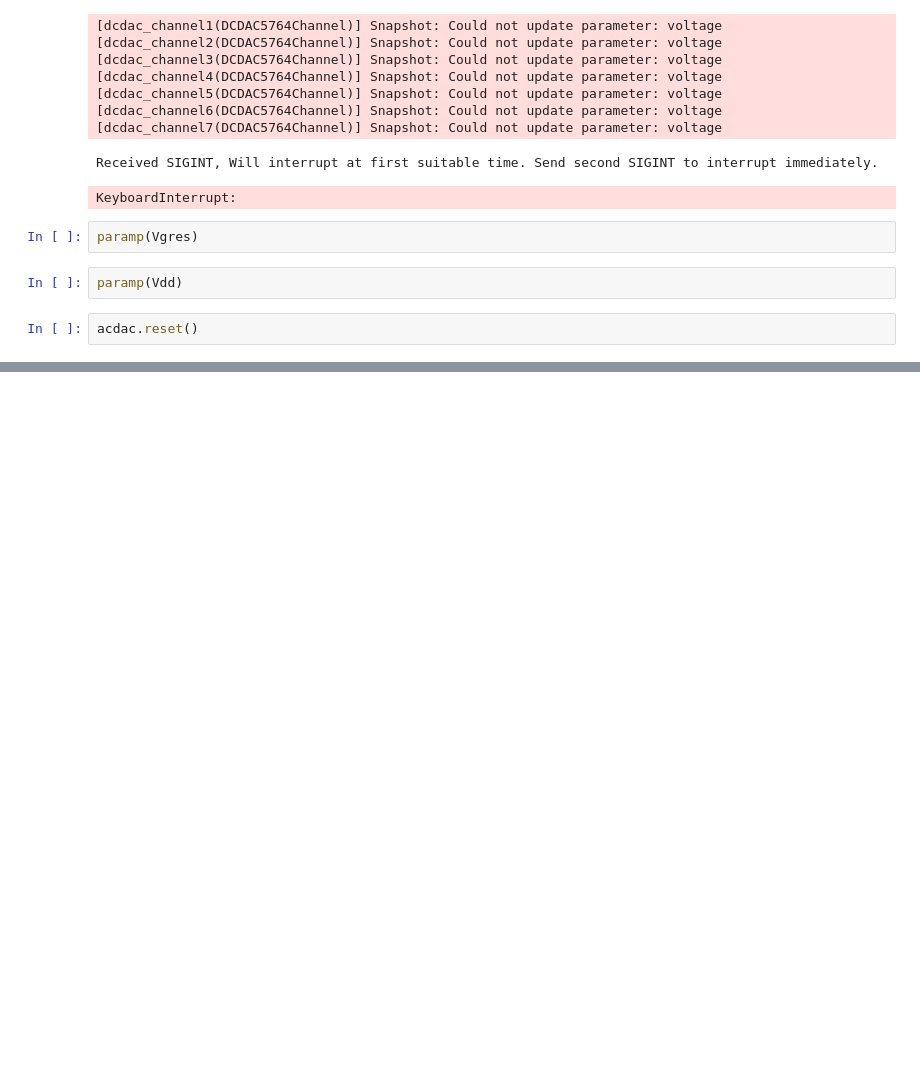
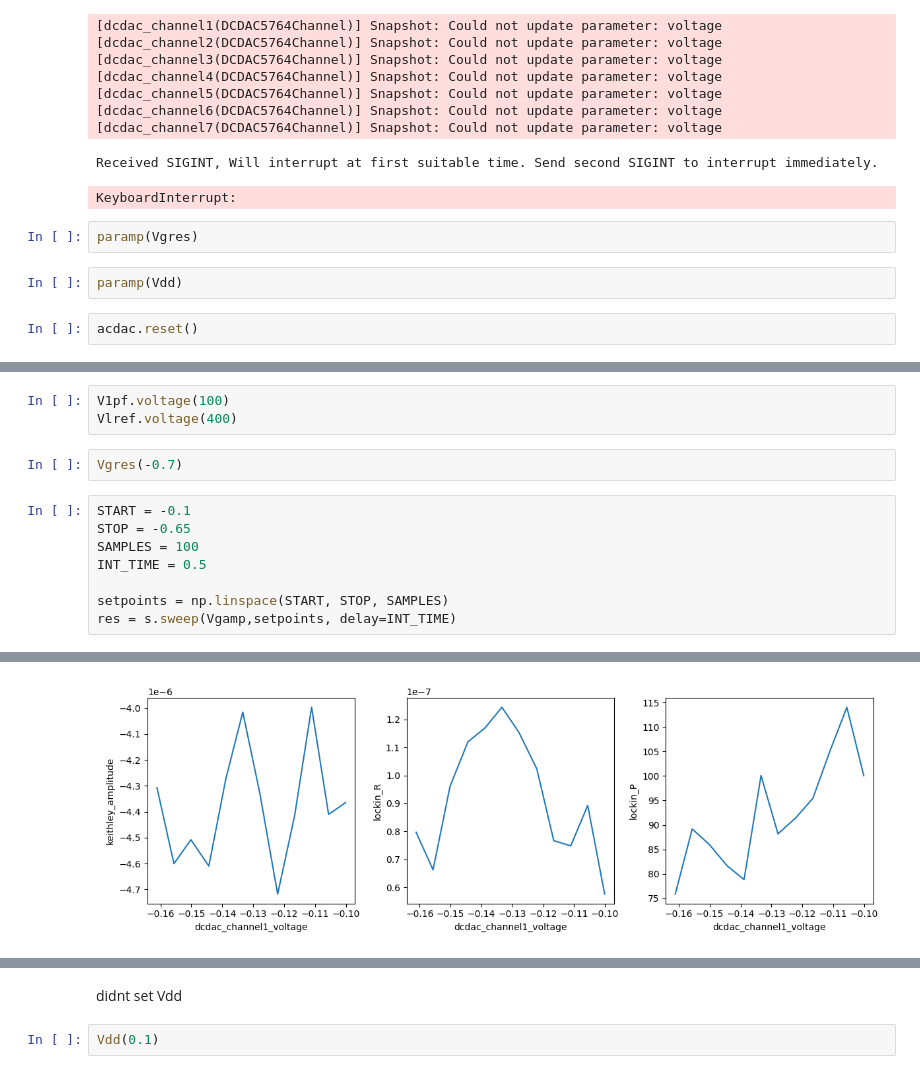
Before and after one commit to barreralab/capacitance_exps, a Jupyter notebook: notebooks/acquisition/DualHemtTests/opt_bias.ipynb, the cells around one changed output, grey strips where cells are left out. Drawn from its saved outputs; the diff is of its cells as text; blank space fills up the shorter version.

```diff
--- a/notebooks/acquisition/DualHemtTests/opt_bias.ipynb
+++ b/notebooks/acquisition/DualHemtTests/opt_bias.ipynb
@@ -351,0 +559,14 @@ acdac.reset()
+# %%
+V1pf.voltage(100)
+Vlref.voltage(400)
+# %%
+Vgres(-0.7)
+# %%
+START = -0.1
+STOP = -0.65
+SAMPLES = 100
+INT_TIME = 0.5
+
+setpoints = np.linspace(START, STOP, SAMPLES)
+res = s.sweep(Vgamp,setpoints, delay=INT_TIME)
+# %% [output]
@@ -351,0 +576 @@ acdac.reset()
+[figure, added]
@@ -351,0 +579,4 @@ acdac.reset()
+# %% [markdown]
+didnt set Vdd
+# %%
+Vdd(0.1)
```
Also changed, not shown: parts of 60 cells of this notebook, 1 other file.
